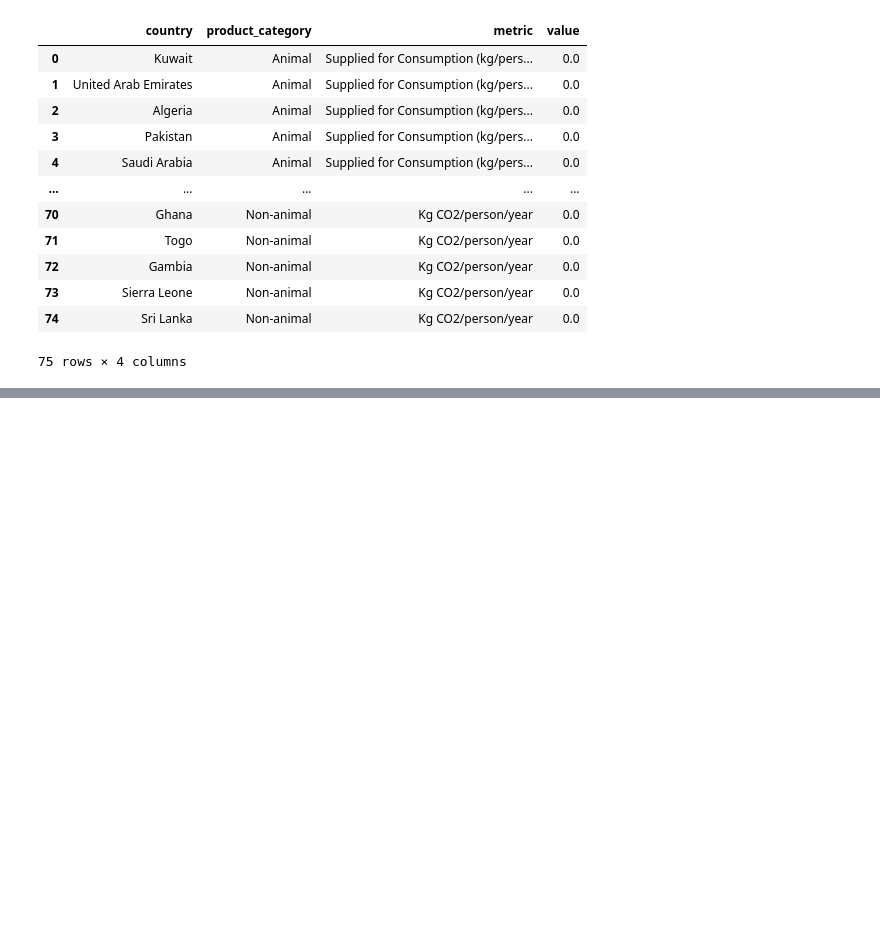
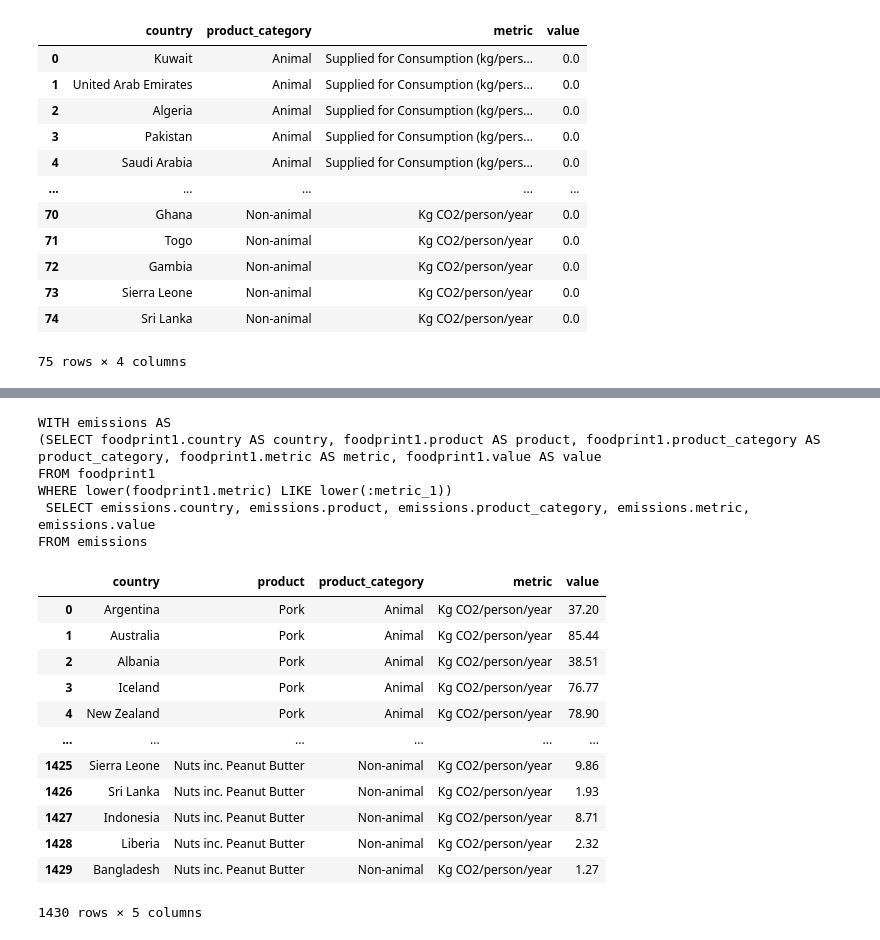
Before and after one commit to daniel-epm/food_carbon_fp, a Jupyter notebook: foodprint_analysis.ipynb, the cells around one changed output, grey strips where cells are left out. Drawn from its saved outputs; the diff is of its cells as text; code cells hidden in the pictures; blank space fills up the shorter version.

```diff
--- a/foodprint_analysis.ipynb
+++ b/foodprint_analysis.ipynb
@@ -371,0 +388,34 @@ fetch_query_results('query', query)
+# %%
+# Step 1: Define the CTE
+emissions_cte = (
+    select(foodprint1)
+    .where(foodprint1.c.metric.ilike('Kg CO2%'))
+    .cte("emissions")
+)
+
+# Step 2: Use the CTE in a new SELECT statement
+stmt = select(emissions_cte)
+
+print(stmt)
+
+fetch_query_results('stmt', stmt)
+# %% [output]
+WITH emissions AS
+(SELECT foodprint1.country AS country, foodprint1.product AS product, foodprint1.product_category AS product_category, foodprint1.metric AS metric, foodprint1.value AS value
+FROM foodprint1
+WHERE lower(foodprint1.metric) LIKE lower(:metric_1))
+ SELECT emissions.country, emissions.product, emissions.product_category, emissions.metric, emissions.value
+FROM emissions
+|  | country | product | product_category | metric | value |
+| 0 | Argentina | Pork | Animal | Kg CO2/person/year | 37.20 |
+| 1 | Australia | Pork | Animal | Kg CO2/person/year | 85.44 |
+| 2 | Albania | Pork | Animal | Kg CO2/person/year | 38.51 |
+| 3 | Iceland | Pork | Animal | Kg CO2/person/year | 76.77 |
+| 4 | New Zealand | Pork | Animal | Kg CO2/person/year | 78.90 |
+| ... | ... | ... | ... | ... | ... |
+| 1425 | Sierra Leone | Nuts inc. Peanut Butter | Non-animal | Kg CO2/person/year | 9.86 |
+| 1426 | Sri Lanka | Nuts inc. Peanut Butter | Non-animal | Kg CO2/person/year | 1.93 |
+| 1427 | Indonesia | Nuts inc. Peanut Butter | Non-animal | Kg CO2/person/year | 8.71 |
+| 1428 | Liberia | Nuts inc. Peanut Butter | Non-animal | Kg CO2/person/year | 2.32 |
+| 1429 | Bangladesh | Nuts inc. Peanut Butter | Non-animal | Kg CO2/person/year | 1.27 |
+1430 rows × 5 columns
```
Also changed, not shown: parts of 3 cells of this notebook.
